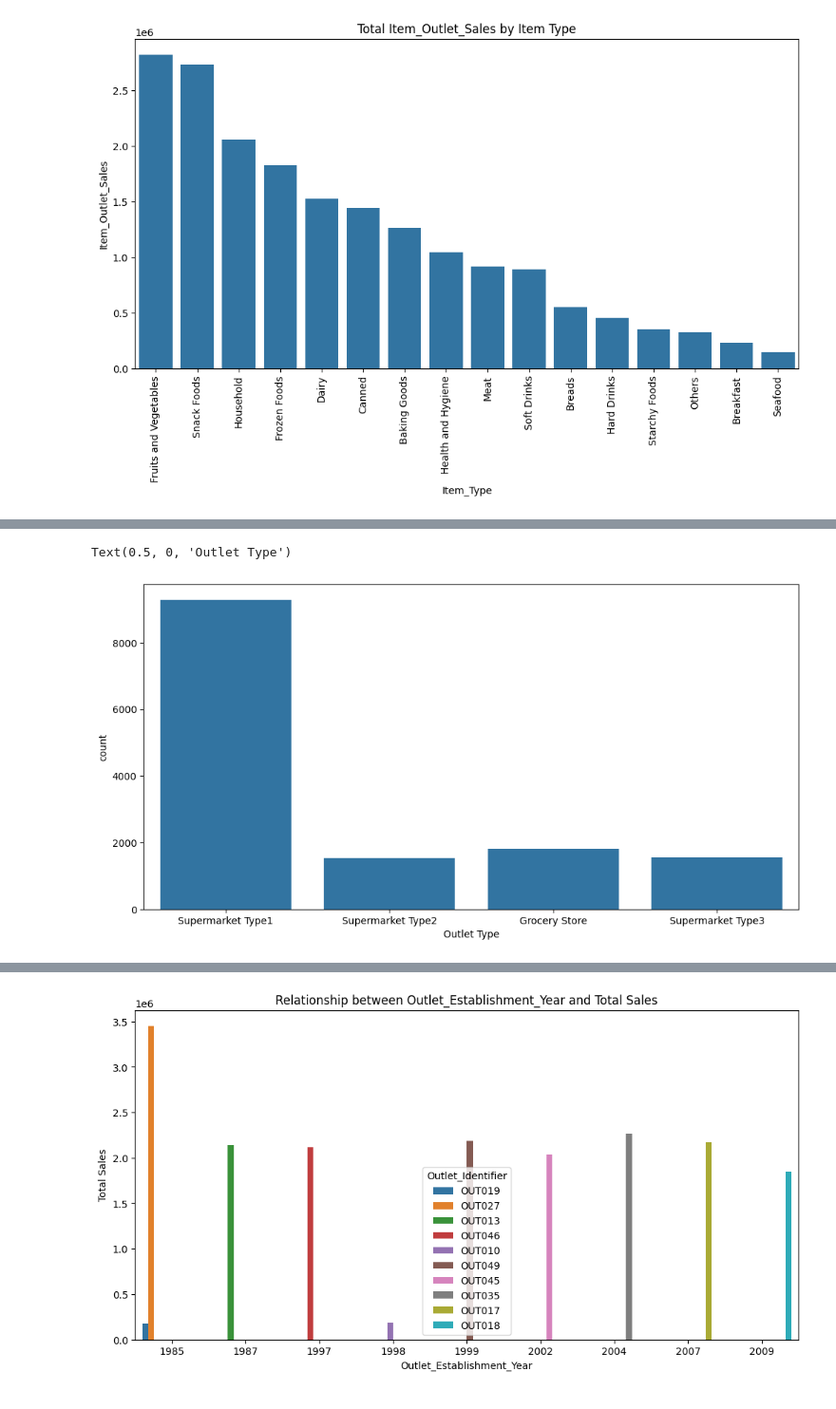
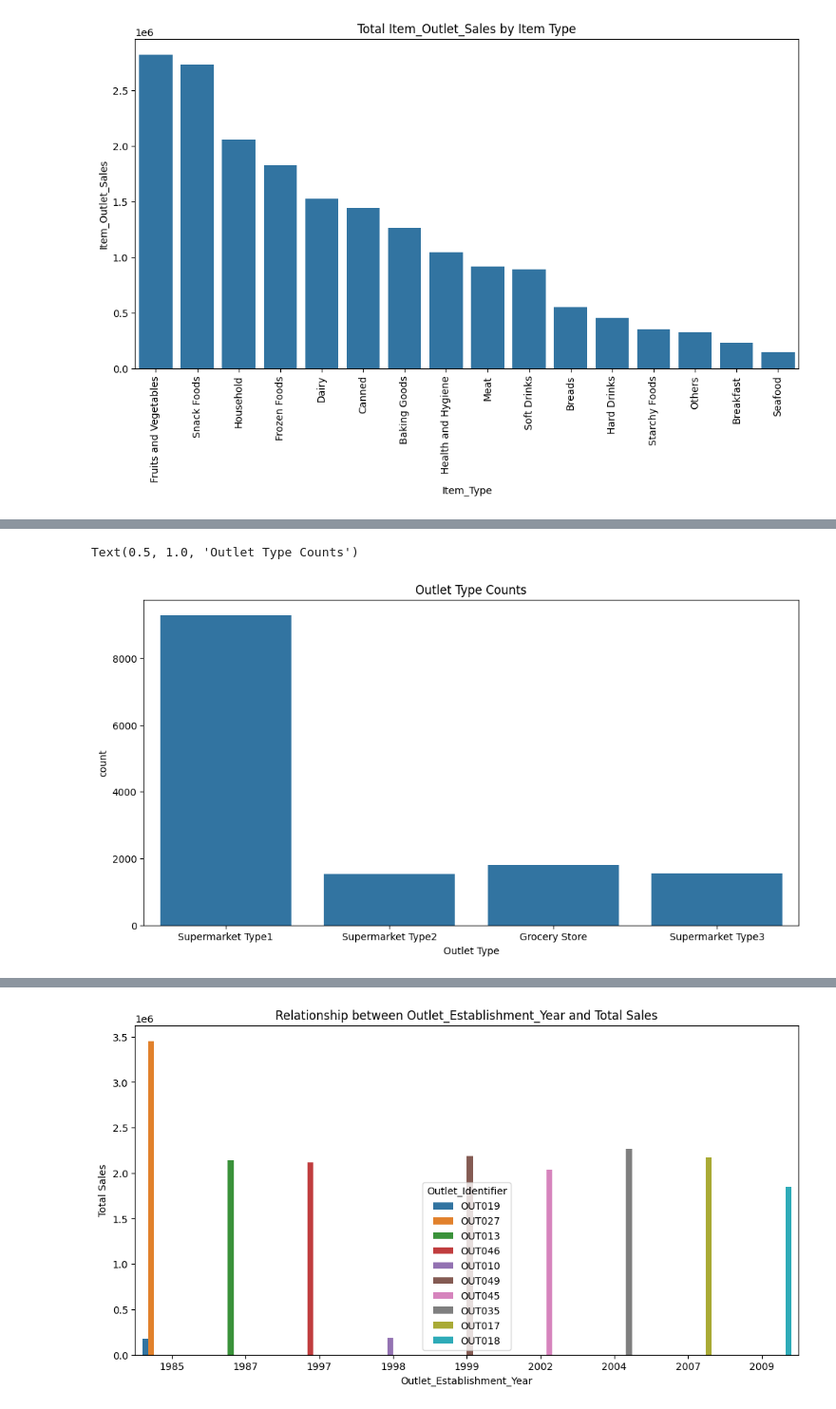
Before and after one commit to babutabhavya/big-mart-sales-prediction, a Jupyter notebook: main.ipynb, the cells around one changed output, grey strips where cells are left out. Shown at 95% size. Cells and saved outputs as stored; diff of their text form; code cells hidden in the pictures.

```diff
--- a/main.ipynb
+++ b/main.ipynb
@@ -193,10 +237,11 @@ for i, item_type in enumerate(item_types):
 ... (4 outputs left out)
 # %%
-plt.figure(figsize=(12,6))
-sns.countplot(data=data,x="Outlet_Type")
+plt.figure(figsize=(12, 6))
+sns.countplot(data=data, x="Outlet_Type")
 plt.xlabel("Count of Outlet Type")
 plt.xlabel("Outlet Type")
+plt.title("Outlet Type Counts")
 # %% [output]
-Text(0.5, 0, 'Outlet Type')
+Text(0.5, 1.0, 'Outlet Type Counts')
-[figure, old version]
+[figure, new version]
 # %%
```
Also changed, not shown: parts of 63 cells of this notebook, 3 other files.
